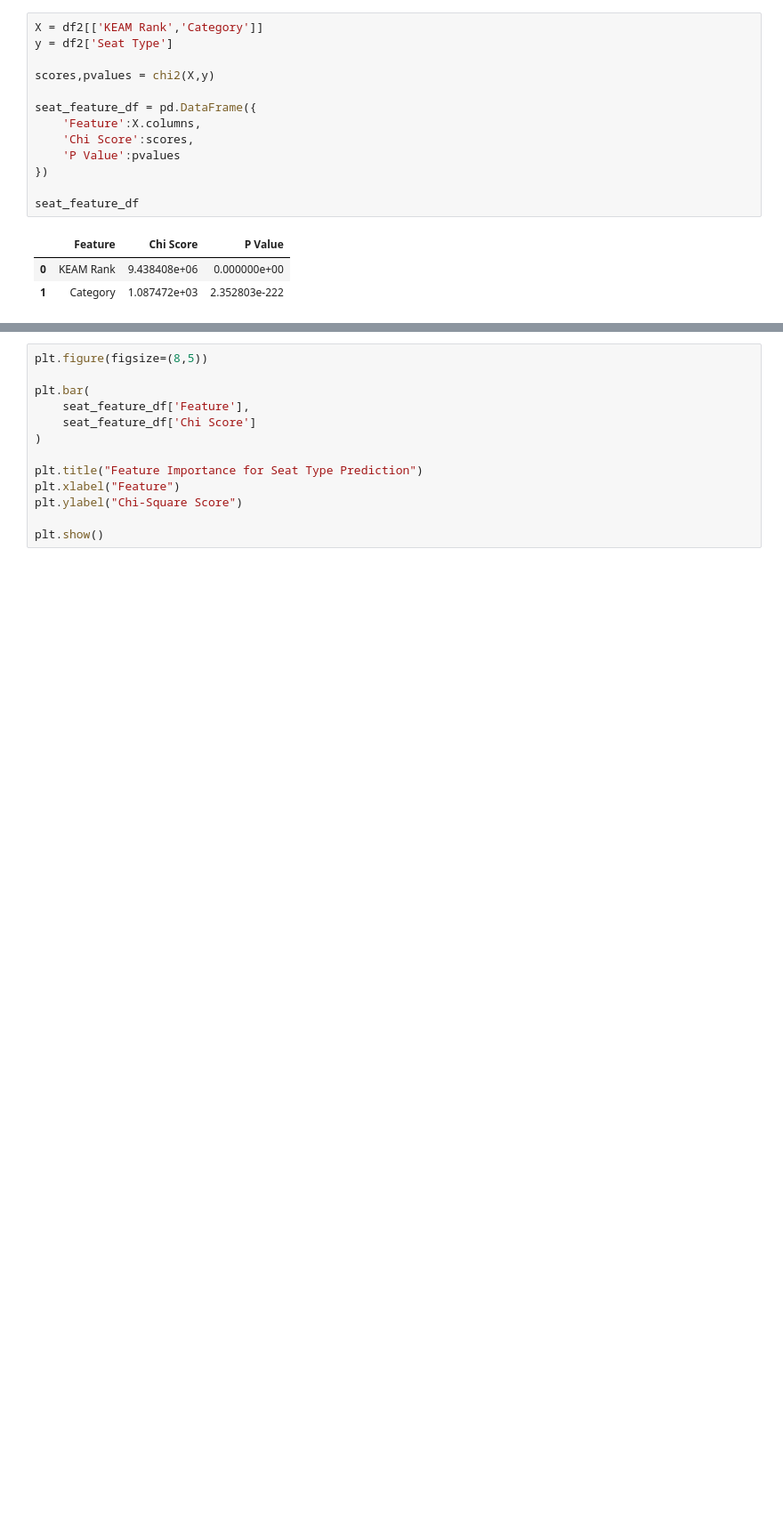
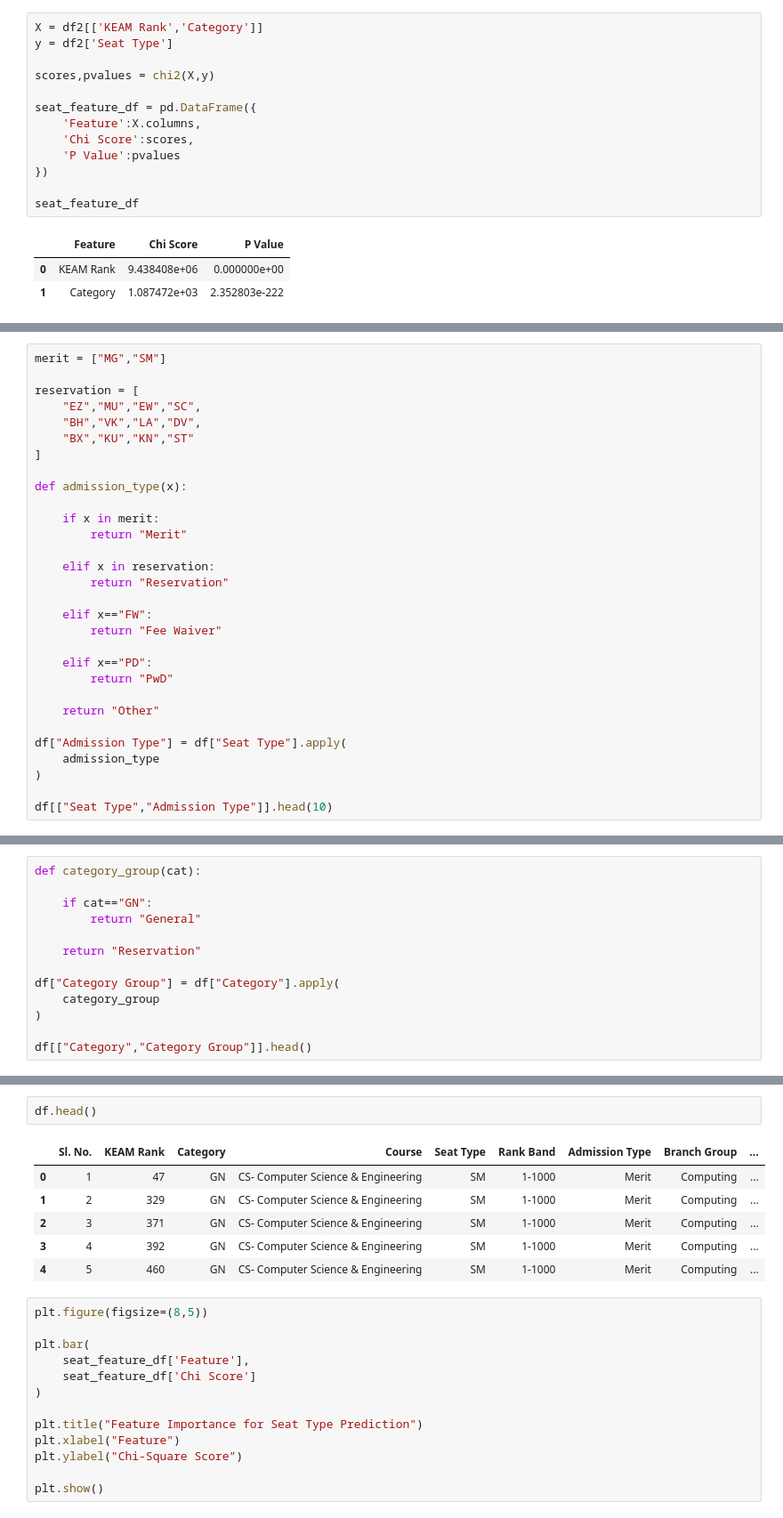
Before and after one commit to Avantika23-git/AdmissionGPT, a Jupyter notebook: notebook/Final.ipynb, the cells around one changed output, grey strips where cells are left out. Shown at 89% size. Saved outputs shown, nothing was run; the diff lists cells and outputs as text; blank space fills up the shorter version.

```diff
--- a/notebook/Final.ipynb
+++ b/notebook/Final.ipynb
@@ -384,0 +413,30 @@ seat_feature_df
+# %%
+merit = ["MG","SM"]
+
+reservation = [
+    "EZ","MU","EW","SC",
+    "BH","VK","LA","DV",
+    "BX","KU","KN","ST"
+]
+
+def admission_type(x):
+
+    if x in merit:
+        return "Merit"
+
+    elif x in reservation:
+        return "Reservation"
+
+    elif x=="FW":
+        return "Fee Waiver"
+
+    elif x=="PD":
+        return "PwD"
+
+    return "Other"
+
+df["Admission Type"] = df["Seat Type"].apply(
+    admission_type
+)
+
+df[["Seat Type","Admission Type"]].head(10)
@@ -384,0 +506,13 @@ seat_feature_df
+# %%
+def category_group(cat):
+
+    if cat=="GN":
+        return "General"
+
+    return "Reservation"
+
+df["Category Group"] = df["Category"].apply(
+    category_group
+)
+
+df[["Category","Category Group"]].head()
@@ -385,3 +535,12 @@ seat_feature_df
+# %%
+df.head()
+# %% [output]
+|  | Sl. No. | KEAM Rank | Category | Course | Seat Type | Rank Band | Admission Type | Branch Group | ... |
+| 0 | 1 | 47 | GN | CS- Computer Science & Engineering | SM | 1-1000 | Merit | Computing | ... |
+| 1 | 2 | 329 | GN | CS- Computer Science & Engineering | SM | 1-1000 | Merit | Computing | ... |
+| 2 | 3 | 371 | GN | CS- Computer Science & Engineering | SM | 1-1000 | Merit | Computing | ... |
+| 3 | 4 | 392 | GN | CS- Computer Science & Engineering | SM | 1-1000 | Merit | Computing | ... |
+| 4 | 5 | 460 | GN | CS- Computer Science & Engineering | SM | 1-1000 | Merit | Computing | ... |
 # %%
 plt.figure(figsize=(8,5))
 
```
Also changed, not shown: parts of 5 cells of this notebook, 28 other files.
